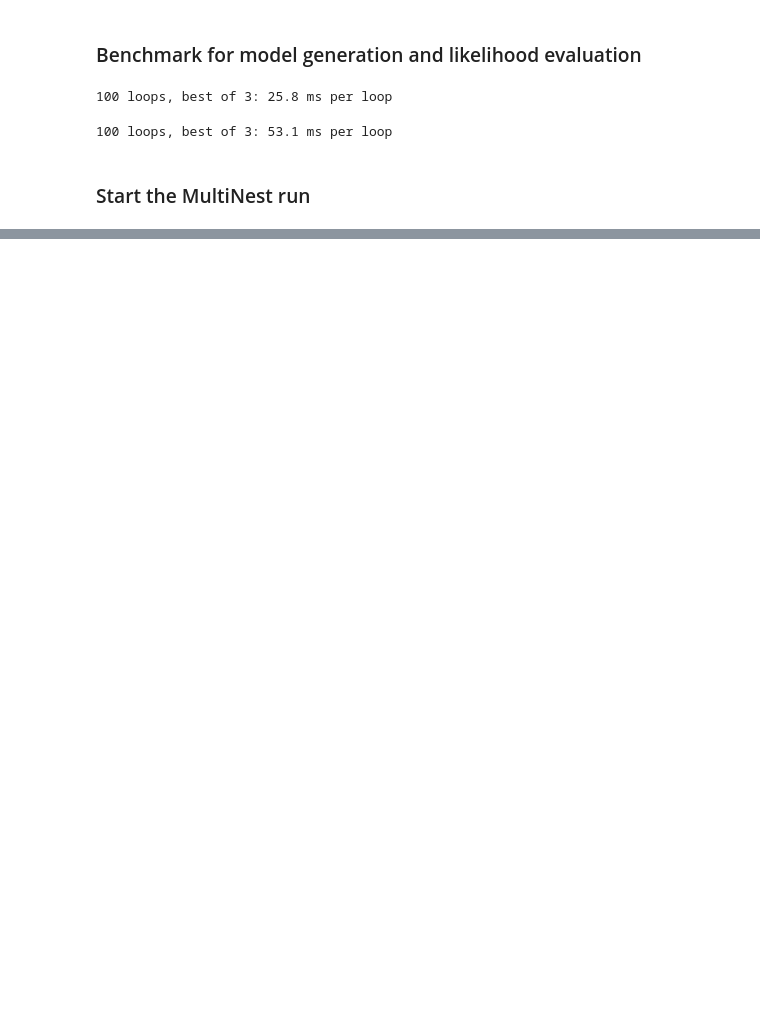
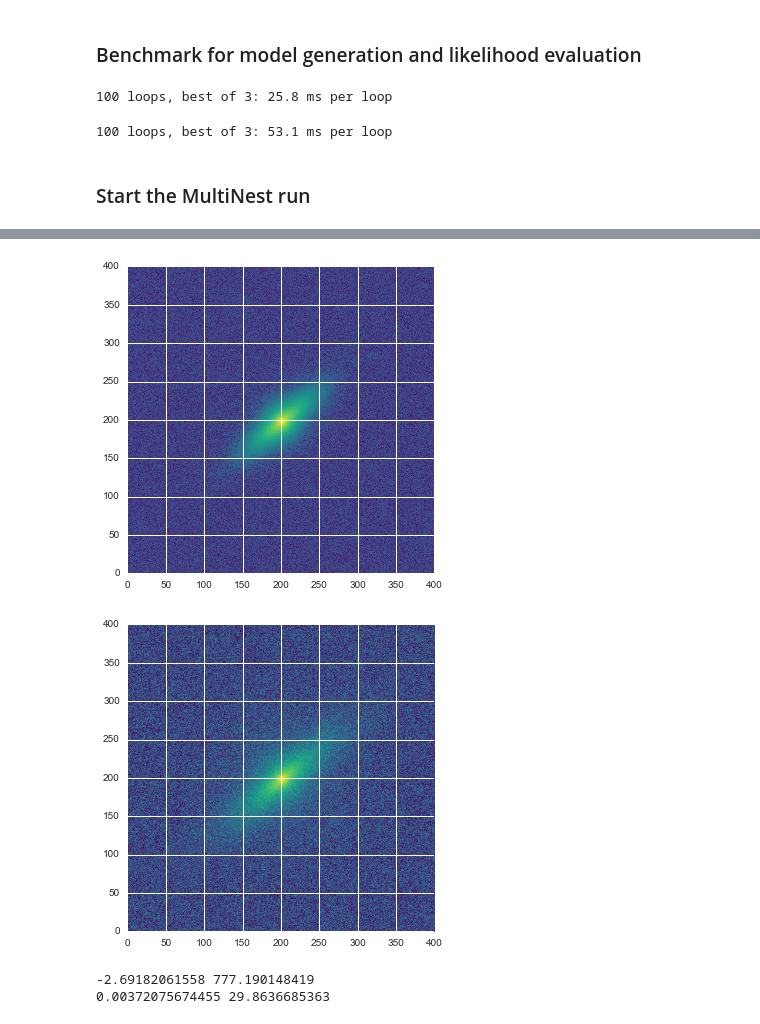
Before and after one commit to dr-guangtou/kungpao, a Jupyter notebook: notes/ellipExample.ipynb, the cells around one changed output, grey strips where cells are left out. Cells and saved outputs as stored; diff of their text form; code cells hidden in the pictures; blank space fills up the shorter version.

Commit message:
Start Double-Sersic test

```diff
--- a/notes/ellipExample.ipynb
+++ b/notes/ellipExample.ipynb
@@ -153,6 +153,8 @@ def singleSersic(xcen, ycen, flux, reff, nser, q, pa,
                               scale=scale)).array
 
 
+
+
 @jit(cache=True)
 def doubleSersic(xcen1, ycen1, flux1, reff1, nser1, q1, pa1,
                  xcen2, ycen2, flux2, reff2, nser2, q2, pa2,
@@ -173,12 +175,14 @@ def doubleSersic(xcen1, ycen1, flux1, reff1, nser1, q1, pa1,
     if psf is not None:
         if max_fft is not None:
             gsparams = galsim.GSParams(maximum_fft_size=max_fft)
+            return (galsim.Convolve([ser, psf],
+                                    gsparams=gsparams).drawImage(
+                    nx=nx, ny=ny, method='no_pixel',
+                    scale=scale)).array
         else:
-            gsparams = galsim.GSParams()
-        return (galsim.Convolve([ser, psf],
-                                gsparams=gsparams).drawImage(
-                nx=nx, ny=ny, method='no_pixel',
-                scale=scale)).array
+            return (galsim.Convolve([ser, psf]).drawImage(
+                    nx=nx, ny=ny, method='no_pixel',
+                    scale=scale)).array
     else:
         return (ser.drawImage(nx=nx, ny=ny,
                               method='no_pixel',
@@ -595,0 +604,65 @@ fig1.set_size_inches(16.0, 16.0)
+# %%
+#=============================================================================#
+
+# Observation related parameter
+im_size = 400
+nx, ny = 400, 400
+pix_scale = 1.0
+zp = 27.0
+exptime = 250.0
+
+# Test model
+xcen_true = 202.0
+ycen_true = 198.5
+
+mag1_true = 21.0
+reff1_true = 6.0
+nser1_true = 2.6
+q1_true = 0.9
+pa1_true = 10.0
+
+mag2_true = 20.5
+reff2_true = 14.0
+nser2_true = 1.2
+q2_true = 0.3
+pa2_true = 50.0
+
+truths = [xcen_true, ycen_true,
+          mag1_true, reff1_true, nser1_true, q1_true, pa1_true,
+          mag2_true, reff2_true, nser2_true, q2_true, pa2_true]
+
+#=============================================================================#
+
+# PSF model
+psf = galsim.Gaussian(fwhm=4.5)
+
+# Sersic galaxy model
+galaxy = doubleSersic(xcen_true, ycen_true,
+                      mag2Flux(mag1_true, zp, 1.0), reff1_true,
+                      nser1_true, q1_true, pa1_true,
+                      xcen_true, ycen_true,
+                      mag2Flux(mag2_true, zp, 1.0), reff2_true,
+                      nser2_true, q2_true, pa2_true,
+                      nx, ny, psf=psf, scale=pix_scale,
+                      exptime=exptime)
+
+# Image with noise
+data = galaxy + np.random.normal(0.0, 0.6, [nx, ny])
+
+plt.imshow(np.arcsinh(data), origin='lower', cmap=cmap1, interpolation='none')
+plt.show()
+
+# Sigma image
+sigma = np.sqrt(galaxy) + np.abs(np.random.normal(0.1, 1.5, [nx, ny]))
+
+plt.imshow(np.arcsinh(sigma), origin='lower', cmap=cmap1)
+plt.show()
+
+## Min, Max
+print(np.min(data), np.max(data))
+print(np.min(sigma), np.max(sigma))
+# %% [output]
+[figure, added]
+[figure, added]
+-2.69182061558 777.190148419
+0.00372075674455 29.8636685363
```
Also changed, not shown: parts of 15 cells of this notebook.
